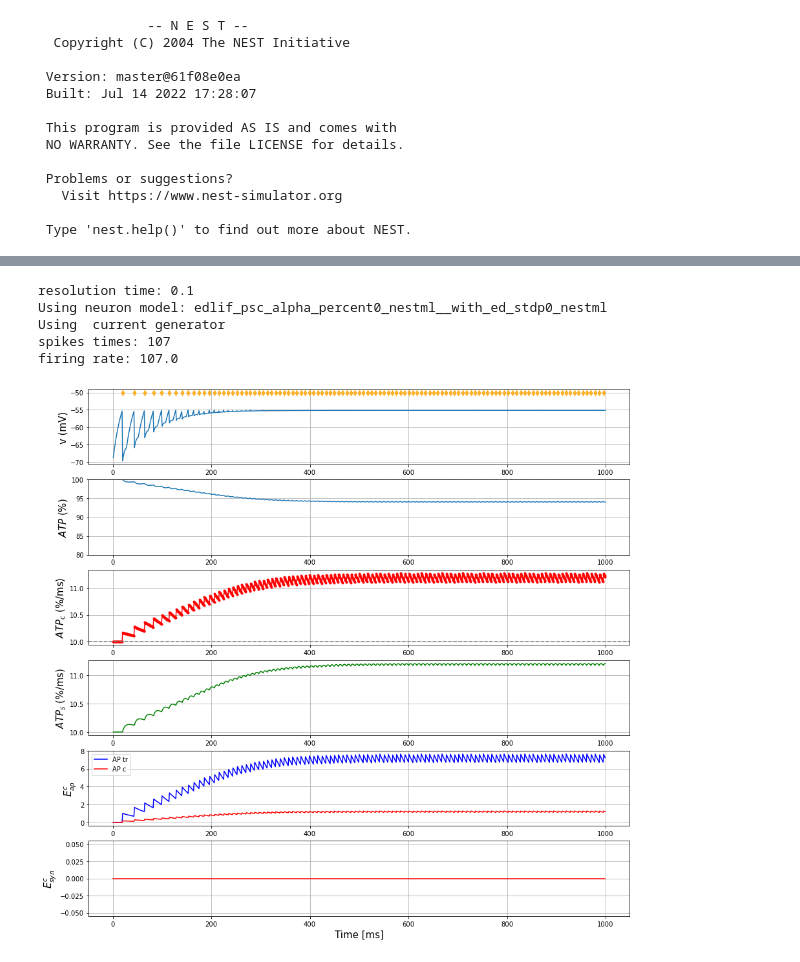
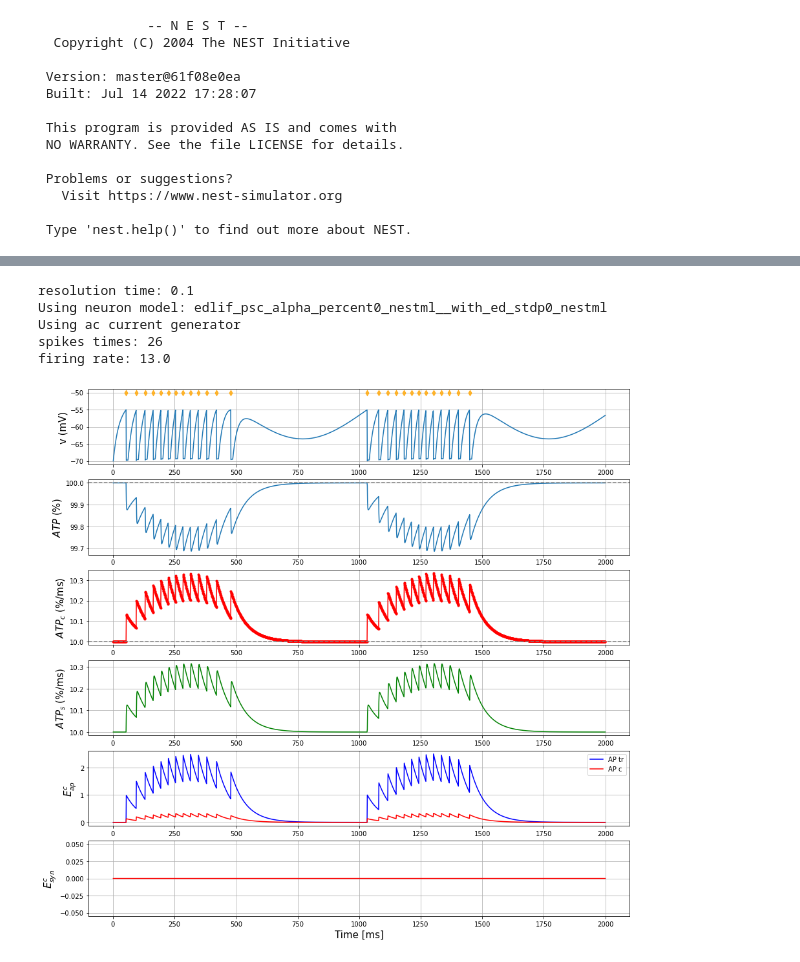
Before and after one commit to Wiss/nestml, a Jupyter notebook: ehp/edlif/EDLIF_one_neuron_example.ipynb, the cells around one changed output, grey strips where cells are left out. Cells and saved outputs as stored; diff of their text form; code cells hidden in the pictures.

```diff
--- a/ehp/edlif/EDLIF_one_neuron_example.ipynb
+++ b/ehp/edlif/EDLIF_one_neuron_example.ipynb
@@ -33,11 +33,17 @@ NEST_SIMULATOR_INSTALL_LOCATION = nest.ll_api.sli_func("statusdict/prefix ::")
  Type 'nest.help()' to find out more about NEST.
 # %%
 load_module = True
+kernel = "alpha"
 
 if load_module:
-    module_name = "edlif_psc_alpha_0_module"
+    if kernel == "alpha":
+        module_name = "edlif_psc_alpha_0_module"
+        neuron_model = ["edlif_psc_alpha_percent0_nestml__with_ed_stdp0_nestml.nestml"]
+    elif kernel == "exp":
+        module_name = "edlif_psc_exp_1_module"
+        neuron_model = ["edlif_psc_exp_percent1_nestml__with_ed_stdp1_nestml.nestml"]
     nest.Install(module_name)
-    neuron_model = ["edlif_psc_alpha_percent0_nestml__with_ed_stdp0_nestml.nestml"]
+
     neuron_id = 0
 else:
     neuron_model = [
@@ -71,7 +81,7 @@ neuron_model_name = neuron_model[neuron_id].split("/")[-1].split(".")[0]
 print(f"Using neuron model: {neuron_model_name}")
 
 # current generator
-gen = "" # dc o ac
+gen = "ac" # dc o ac
 print(f"Using {gen} current generator")
 
 neuron = nest.Create(neuron_model_name)
@@ -80,42 +90,52 @@ voltmeter = nest.Create("voltmeter")
 # change neuron params
 
 if gen == "":
-    neuron.I_e = 299
+    neuron.fix_atp = 0
+    neuron.ATP = 100
+    neuron.I_e = 170
 neuron.tau_m = 20 #20
 neuron.tau_syn_ex = 6
 neuron.tau_syn_in = 6
 neuron.C_m = 250 #250
 neuron.t_ref = 8 #2
 # energy params
-neuron.K_ATP = 0.2
-neuron.gamma = 90
+neuron.K_ATP = 1
+neuron.gamma = 30
 neuron.tau_ap = 60
-neuron.E_ap = 10
+neuron.E_ap = 8
 neuron.E_rp = 5
 neuron.E_hk = 5
 neuron.E_syn_ex = neuron.E_ap/2
 neuron.E_syn_in = neuron.E_ap/2
-neuron.tau_syn_atp_ex = 100
-neuron.tau_syn_atp_ex = 100
+neuron.tau_syn_atp_ex = 60
+neuron.tau_syn_atp_ex = 60
+
+#e_fr = expected_fr(t_ref=neuron.t_ref,
+#                   tau_m=neuron.tau_m,
+#                   v_th=neuron.V_th,
+#                   v_res=neuron.V_reset,
+#                   i_e=neuron.I_e,
+#                   c=neuron.C_m)
+#print(f"expected fr: {e_fr}")
 
 voltmeter.set({"record_from": ["V_m", "ATP", "ATP_c", "ATP_s", "E_ap_tr", "E_ap_c", "E_syn_c"]}) #, "E_ap_der", "E_ap_tr2"]})
 nest.Connect(voltmeter, neuron)
 
 if gen == "dc":
     cgs = nest.Create('dc_generator')
-    cgs.set({"amplitude": 375.86})
+    cgs.set({"amplitude": 188})
 elif gen == "ac":
     cgs = nest.Create('ac_generator')
     cgs.set({"amplitude": 100})
     cgs.set({"offset": 180})
-    cgs.set({"frequency": 3})
+    cgs.set({"frequency": 1})
 if gen != "":
     nest.Connect(cgs, neuron)
 
 sr = nest.Create("spike_recorder")
 nest.Connect(neuron, sr)
 
-simtime = 1000.*1
+simtime = 2000.*1
 nest.Simulate(simtime)
 
 # precision
@@ -129,37 +149,37 @@ fig, ax = plt.subplots(nrows=6, figsize=(15,15))
 ax[0].plot(voltmeter.get("events")["times"], voltmeter.get("events")["V_m"])
 ax[1].plot(voltmeter.get("events")["times"], voltmeter.get("events")["ATP"])
 ax[1].axhline(y=neuron.get("ATP_h"), c="gray", ls="--")
-ax[1].set_ylim(80., 100.01)
+#ax[1].set_ylim(100-0.2, 100.01)
 ax[2].plot(voltmeter.get("events")["times"], voltmeter.get("events")["ATP_c"], c="r", marker ='.')
 ax[2].axhline(y=neuron.get("ATP_basal"), c="gray", ls="--")
 ax[3].plot(voltmeter.get("events")["times"], voltmeter.get("events")["ATP_s"], c="g")
 ax[4].plot(voltmeter.get("events")["times"], voltmeter.get("events")["E_ap_tr"], c="b", label="AP tr")
 ax[4].plot(voltmeter.get("events")["times"], voltmeter.get("events")["E_ap_c"], c="r", label="AP c")
-#ax[4].set_ylim(0, 0.05)
+#ax[4].set_ylim(0, 0.14)
 #ax[5].plot(voltmeter.get("events")["times"], voltmeter.get("events")["E_ap_tr2"], c="b")
 #ax[5].plot(voltmeter.get("events")["times"], voltmeter.get("events")["E_ap_der"], c="r")
 ax[5].plot(voltmeter.get("events")["times"], voltmeter.get("events")["E_syn_c"], c="r")
 ax[0].scatter(spike_times, -50 * np.ones_like(spike_times), marker="d", c="orange", alpha=.8, zorder=99)
 for _ax in ax:
     _ax.grid(True)
 ax[0].set_ylabel("v (mV)", fontsize=fontsize)
 ax[1].set_ylabel("$ATP$ (%)", fontsize=fontsize)
 ax[2].set_ylabel("$ATP_c$ (%/ms)", fontsize=fontsize)
 ax[3].set_ylabel("$ATP_s$ (%/ms)", fontsize=fontsize)
 ax[4].set_ylabel("$E_{ap}^{tr}$", fontsize=fontsize)
 ax[4].set_ylabel("$E_{ap}^{c}$", fontsize=fontsize)
 ax[5].set_ylabel("$E_{syn}^{c}$", fontsize=fontsize)
 ax[-1].set_xlabel("Time [ms]", fontsize=fontsize)
 ax[4].legend()
 fig.show()
 
 print(f'spikes times: {len(spike_times)}')
 print(f'firing rate: {len(spike_times)/simtime * 1000}')
 # %% [output]
 resolution time: 0.1
 Using neuron model: edlif_psc_alpha_percent0_nestml__with_ed_stdp0_nestml
-Using  current generator
-spikes times: 107
-firing rate: 107.0
+Using ac current generator
+spikes times: 26
+firing rate: 13.0
-[figure, old version]
+[figure, new version]
 # %%
```
Also changed, not shown: parts of 3 cells of this notebook, 2 other files.
